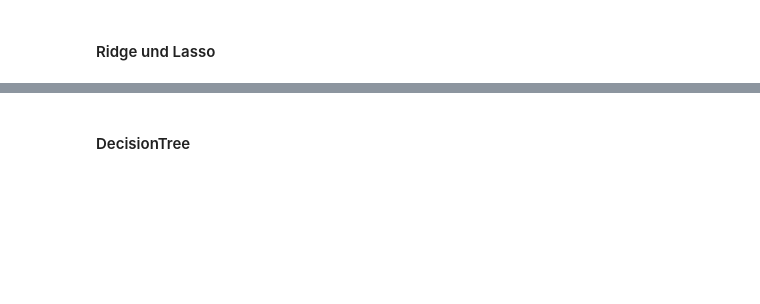
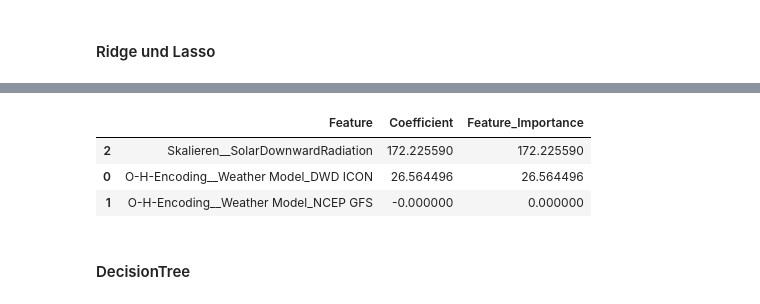
Before and after one commit to QMoWo/ML1-SolarForecasting_PowerRangers, a Jupyter notebook: Analyse_Training/test-Achim.ipynb, the cells around one changed output, grey strips where cells are left out. Cells and saved outputs as stored; diff of their text form; code cells hidden in the pictures; blank space fills up the shorter version.

```diff
--- a/Analyse_Training/test-Achim.ipynb
+++ b/Analyse_Training/test-Achim.ipynb
@@ -1023,3 +714,26 @@ RMSE: 67.10535237319786
+# %%
+# Extrahiere den besten Linearen Regressor aus GridSearchCV
+best_lasso_model = pipe_lasso.named_steps["gs_lasso"].best_estimator_
+
+# Abrufe der Feature-Namen nach Vorverarbeitung
+feature_names = pipe_lasso.named_steps["Vorverarbeitung"].get_feature_names_out()
+
+# Erstelle einen DataFrame mit den Koeffizienten
+coefficients = pd.DataFrame({
+    "Feature": feature_names,
+    "Coefficient": best_lasso_model.coef_
+})
+
+coefficients["Feature_Importance"] = coefficients["Coefficient"].abs()
+coefficients = coefficients.sort_values(by="Feature_Importance", ascending=False)
+
+# Ausgabe der wichtigsten Features
+coefficients
+# %% [output]
+|  | Feature | Coefficient | Feature_Importance |
+| 2 | Skalieren__SolarDownwardRadiation | 172.225590 | 172.225590 |
+| 0 | O-H-Encoding__Weather Model_DWD ICON | 26.564496 | 26.564496 |
+| 1 | O-H-Encoding__Weather Model_NCEP GFS | -0.000000 | 0.000000 |
 # %% [markdown]
 #### DecisionTree
 # %%
```
Also changed, not shown: parts of 72 cells of this notebook.
